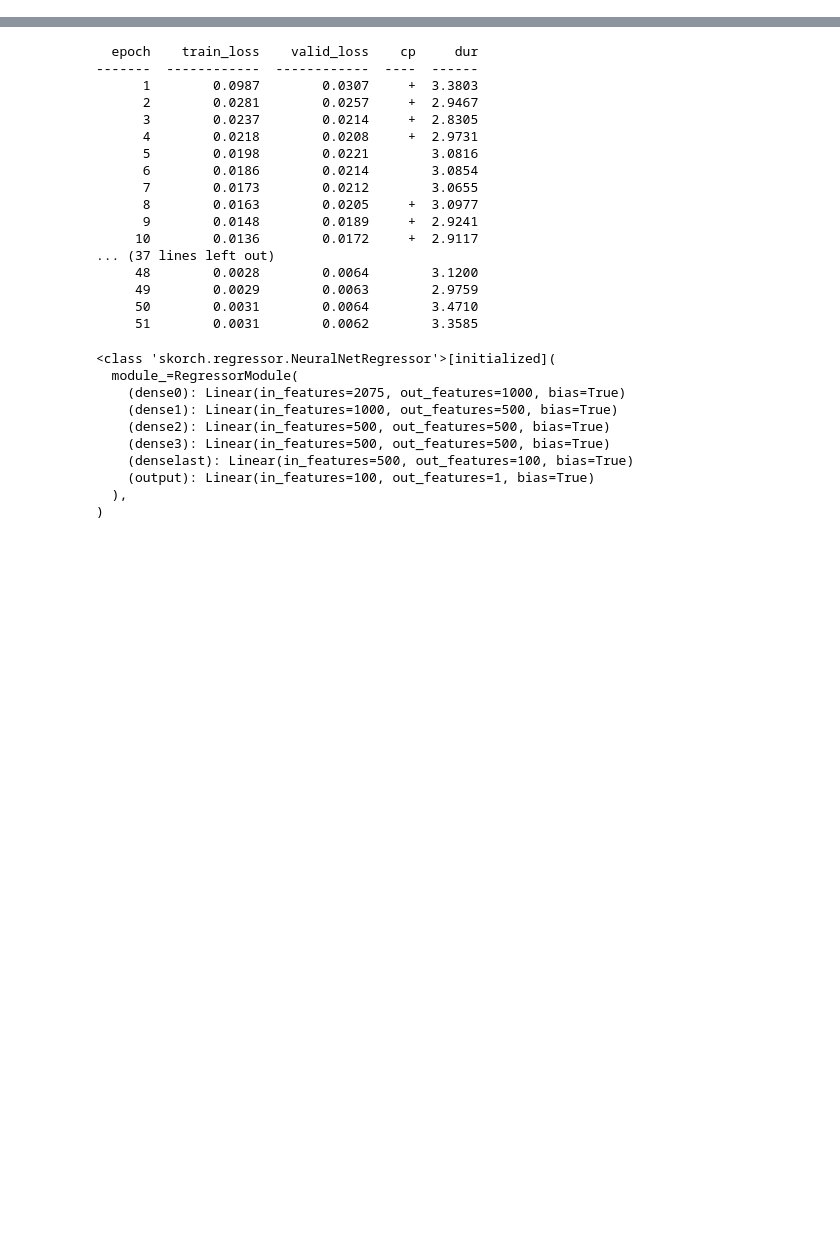
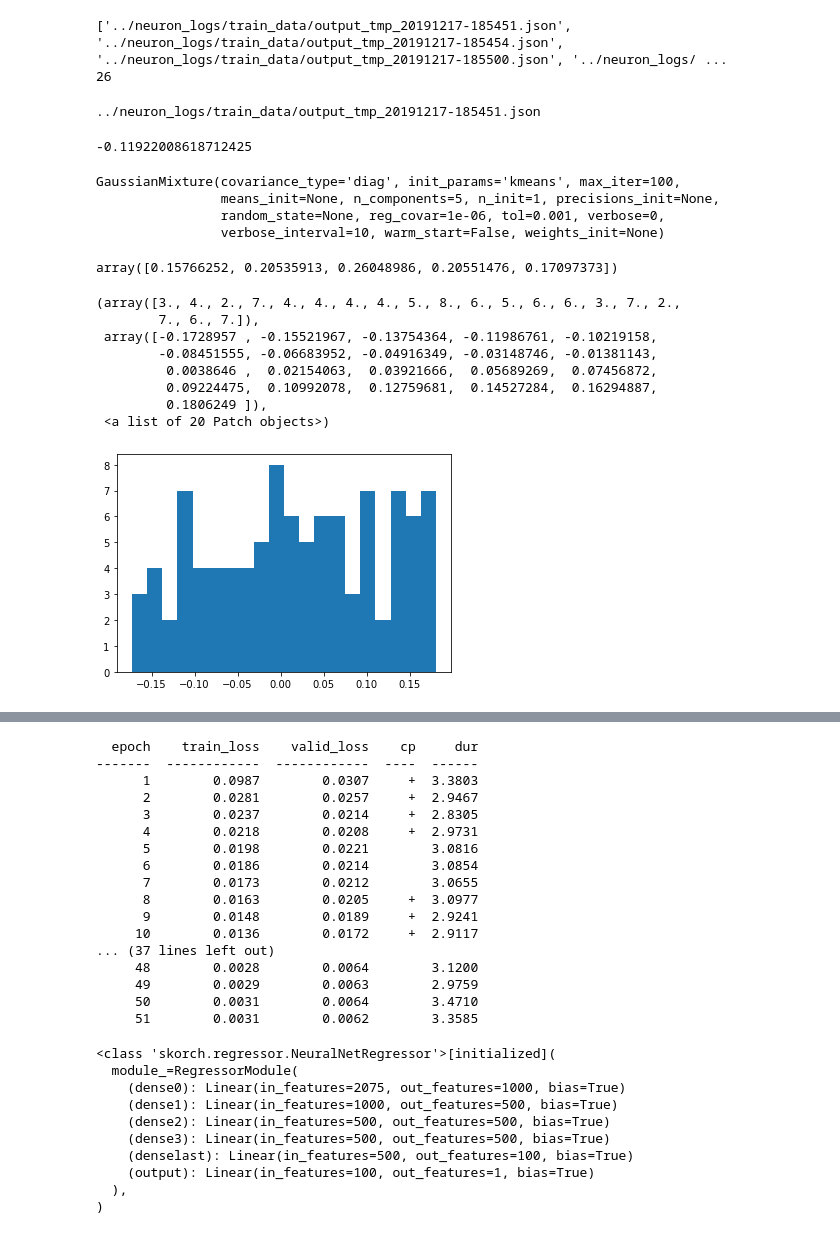
Before and after one commit to zsoltzombori/resistant-neurons, a Jupyter notebook: visualization/bit-of-ML-regression.ipynb, the cells around one changed output, grey strips where cells are left out. Cells and saved outputs as stored; diff of their text form; code cells hidden in the pictures; blank space fills up the shorter version.

```diff
--- a/visualization/bit-of-ML-regression.ipynb
+++ b/visualization/bit-of-ML-regression.ipynb
@@ -19,7 +21,14 @@ from sklearn.linear_model import LogisticRegression
 # %%
 neuron_data = {}
 
-files = sorted(os.listdir('../neuron_logs/train_data'))
+no_of_testfiles = 5
+
+files = sorted(glob.glob('../neuron_logs/train_data/*.json'))
+print(files)
+print(len(files))
+# %% [output]
+['../neuron_logs/train_data/output_tmp_20191217-185451.json', '../neuron_logs/train_data/output_tmp_20191217-185454.json', '../neuron_logs/train_data/output_tmp_20191217-185500.json', '../neuron_logs/ ...
+26
 # %%
 def reduce_to_statistics(activations, labels, debug=False):
     sorted_data = []
@@ -39,3 +51,39 @@ def reduce_to_statistics(activations, labels, debug=False):
+# %%
+filename = files[0]
+with open(filename, 'r') as f:
+    print(filename)
+    neuron_data = json.load(f)
+# %% [output]
+../neuron_logs/train_data/output_tmp_20191217-185451.json
+# %%
+np.percentile(neuron_data['5']['3 20']['input_weights'], 10)
+# %% [output]
+-0.11922008618712425
+# %%
+ex = np.array(neuron_data['5']['3 20']['input_weights'])
+gmm = sklearn.mixture.GaussianMixture(n_components = 5, covariance_type = 'diag')
+gmm.fit(ex.reshape(-1, 1))
+# %% [output]
+GaussianMixture(covariance_type='diag', init_params='kmeans', max_iter=100,
+                means_init=None, n_components=5, n_init=1, precisions_init=None,
+                random_state=None, reg_covar=1e-06, tol=0.001, verbose=0,
+                verbose_interval=10, warm_start=False, weights_init=None)
+# %%
+gmm.weights_
+# %% [output]
+array([0.15766252, 0.20535913, 0.26048986, 0.20551476, 0.17097373])
+# %%
+plt.hist(ex, bins = 20)
+# %% [output]
+(array([3., 4., 2., 7., 4., 4., 4., 4., 5., 8., 6., 5., 6., 6., 3., 7., 2.,
+        7., 6., 7.]),
+ array([-0.1728957 , -0.15521967, -0.13754364, -0.11986761, -0.10219158,
+        -0.08451555, -0.06683952, -0.04916349, -0.03148746, -0.01381143,
+         0.0038646 ,  0.02154063,  0.03921666,  0.05689269,  0.07456872,
+         0.09224475,  0.10992078,  0.12759681,  0.14527284,  0.16294887,
+         0.1806249 ]),
+ <a list of 20 Patch objects>)
+[figure, added]
 # %%
 features, labels = [], []
 target = 'usefulness_loss'
```
Also changed, not shown: parts of 17 cells of this notebook, 3 other files.
